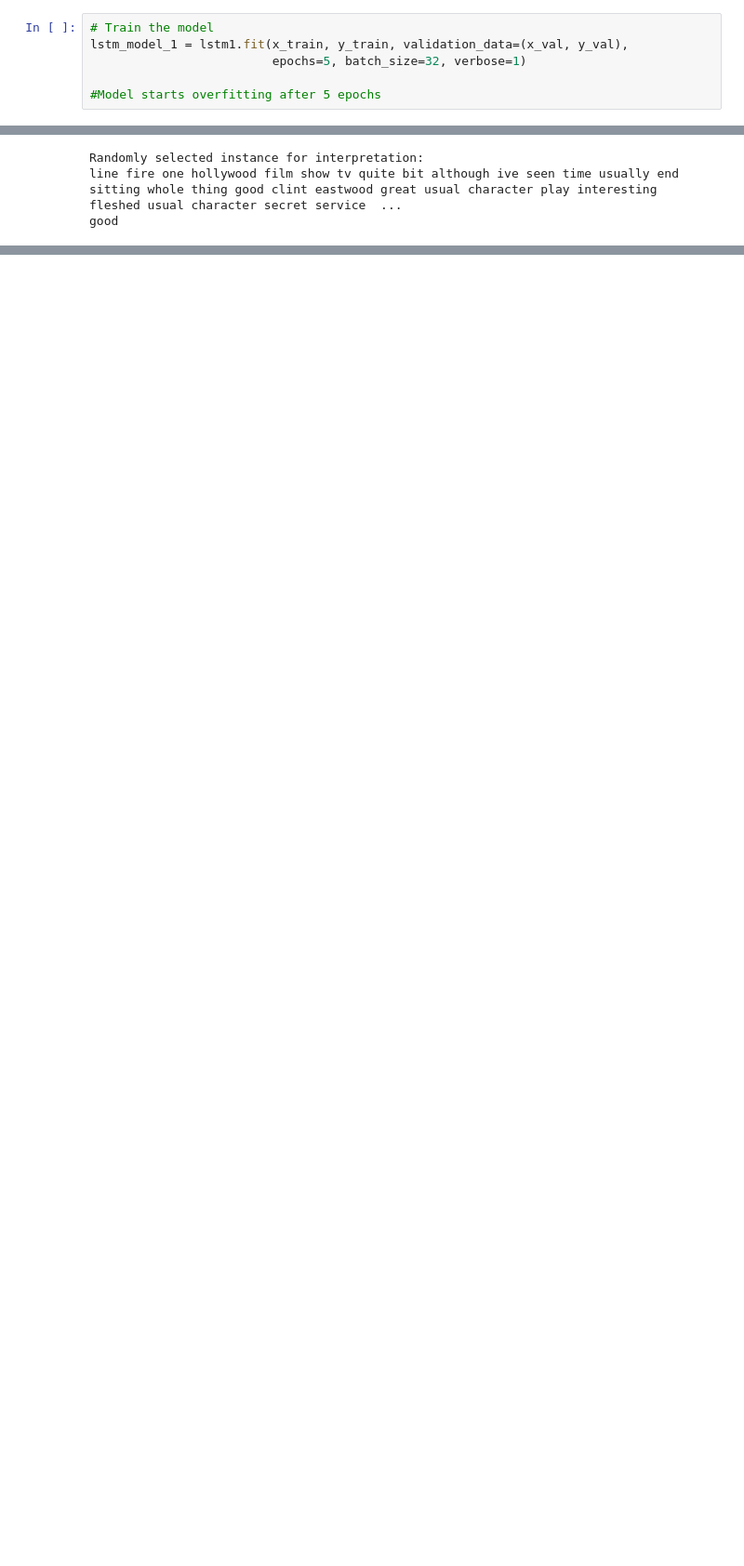
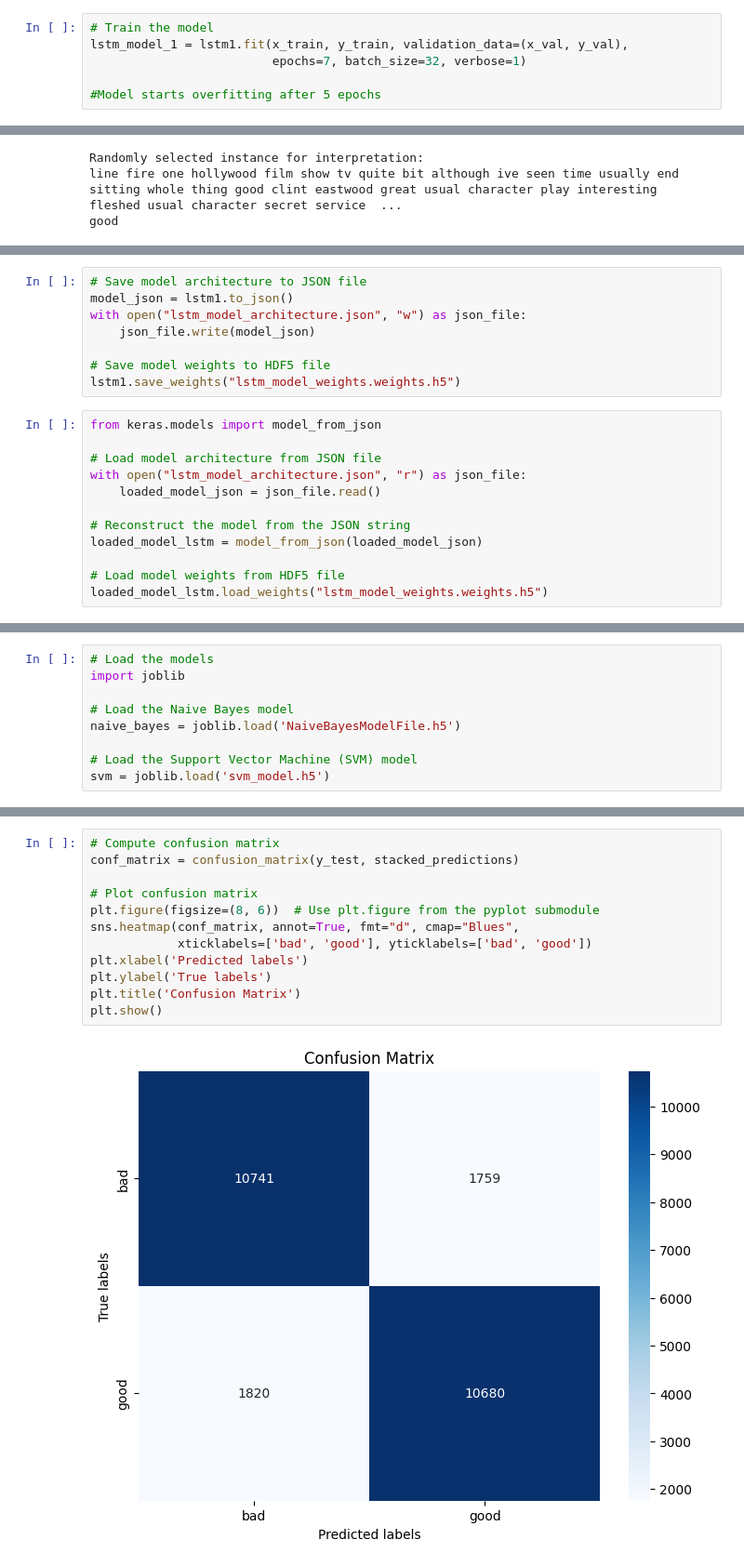
Before and after one commit to sweeksss/movie_sentiment_analysis, a Jupyter notebook: lstm.ipynb, the cells around one changed output, grey strips where cells are left out. Shown at 93% size. Saved outputs shown, nothing was run; the diff lists cells and outputs as text; blank space fills up the shorter version.

Commit message:
LSTM and Ensembling

```diff
--- a/lstm.ipynb
+++ b/lstm.ipynb
@@ -301,7 +317,7 @@ Model: "sequential_2"
 # %%
 # Train the model
 lstm_model_1 = lstm1.fit(x_train, y_train, validation_data=(x_val, y_val),
-                         epochs=5, batch_size=32, verbose=1)
+                         epochs=7, batch_size=32, verbose=1)
 
 #Model starts overfitting after 5 epochs
 # %% [output]
@@ -428,3 +448,23 @@ explanation.show_in_notebook(text=True)
 # %% [output]
 157/157 ━━━━━━━━━━━━━━━━━━━━ 13s 82ms/step
 [interactive output not drawn]
+# %%
+# Save model architecture to JSON file
+model_json = lstm1.to_json()
+with open("lstm_model_architecture.json", "w") as json_file:
+    json_file.write(model_json)
+
+# Save model weights to HDF5 file
+lstm1.save_weights("lstm_model_weights.weights.h5")
+# %%
+from keras.models import model_from_json
+
+# Load model architecture from JSON file
+with open("lstm_model_architecture.json", "r") as json_file:
+    loaded_model_json = json_file.read()
+
+# Reconstruct the model from the JSON string
+loaded_model_lstm = model_from_json(loaded_model_json)
+
+# Load model weights from HDF5 file
+loaded_model_lstm.load_weights("lstm_model_weights.weights.h5")
@@ -430,0 +509,9 @@ explanation.show_in_notebook(text=True)
+# %%
+# Load the models
+import joblib
+
+# Load the Naive Bayes model
+naive_bayes = joblib.load('NaiveBayesModelFile.h5')
+
+# Load the Support Vector Machine (SVM) model
+svm = joblib.load('svm_model.h5')
@@ -430,0 +579,14 @@ explanation.show_in_notebook(text=True)
+# %%
+# Compute confusion matrix
+conf_matrix = confusion_matrix(y_test, stacked_predictions)
+
+# Plot confusion matrix
+plt.figure(figsize=(8, 6))  # Use plt.figure from the pyplot submodule
+sns.heatmap(conf_matrix, annot=True, fmt="d", cmap="Blues",
+            xticklabels=['bad', 'good'], yticklabels=['bad', 'good'])
+plt.xlabel('Predicted labels')
+plt.ylabel('True labels')
+plt.title('Confusion Matrix')
+plt.show()
+# %% [output]
+[figure, added]
```
Also changed, not shown: parts of 17 cells of this notebook.
